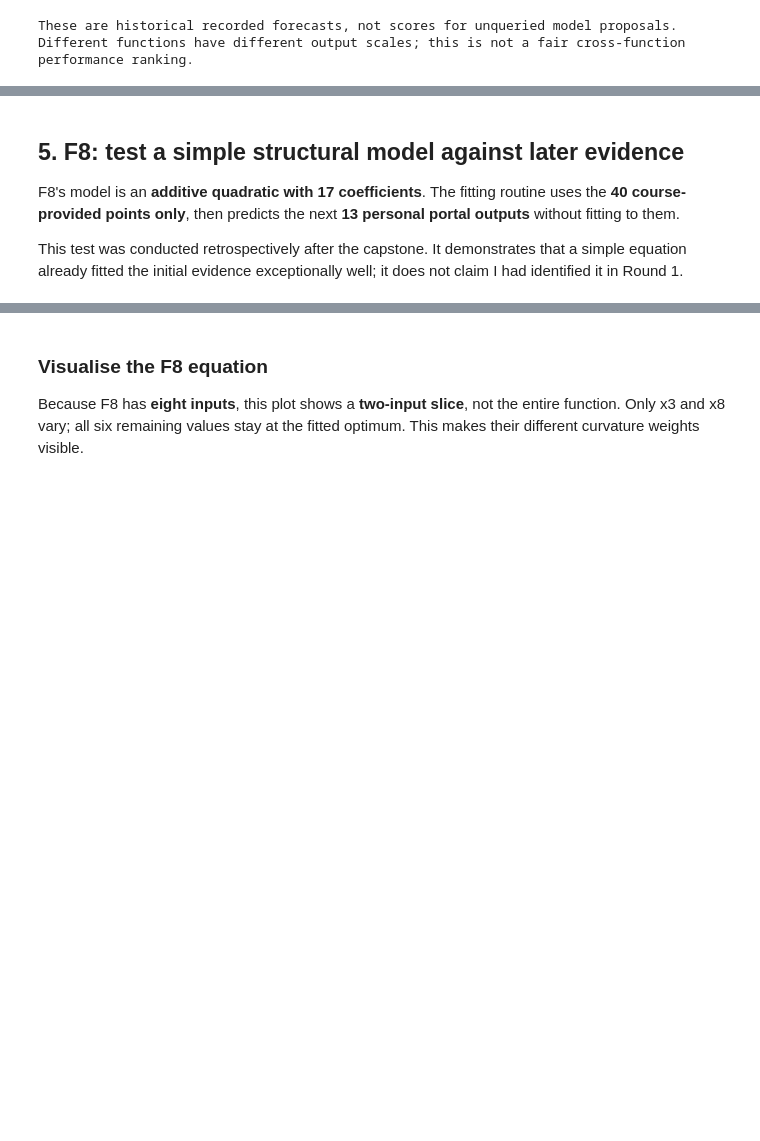
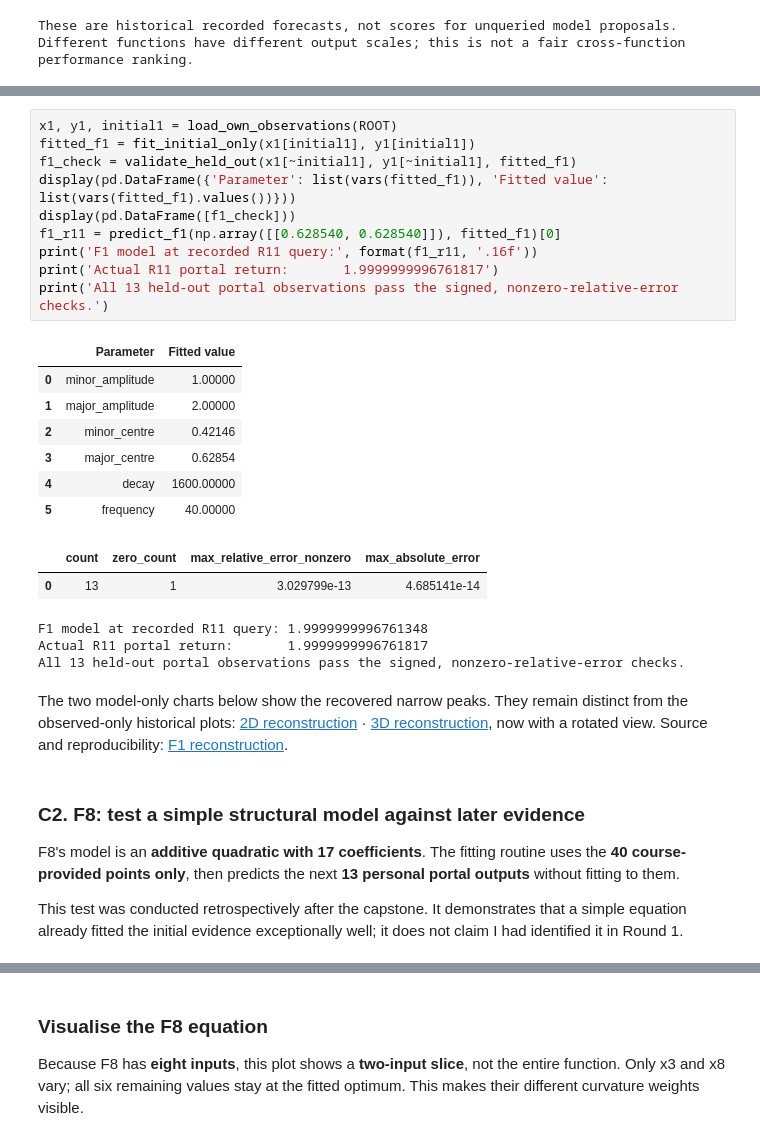
Before and after one commit to tatonsyML/bbo-capstone-imperial-college, a Jupyter notebook: notebooks/Capstone_Final_Walkthrough.ipynb, the cells around one changed output, grey strips where cells are left out. Cells and saved outputs as stored; diff of their text form; blank space fills up the shorter version.

```diff
--- a/notebooks/Capstone_Final_Walkthrough.ipynb
+++ b/notebooks/Capstone_Final_Walkthrough.ipynb
@@ -197,5 +313,30 @@ Different functions have different output scales; this is not a fair cross-funct
+# %%
+x1, y1, initial1 = load_own_observations(ROOT)
+fitted_f1 = fit_initial_only(x1[initial1], y1[initial1])
+f1_check = validate_held_out(x1[~initial1], y1[~initial1], fitted_f1)
+display(pd.DataFrame({'Parameter': list(vars(fitted_f1)), 'Fitted value': list(vars(fitted_f1).values())}))
+display(pd.DataFrame([f1_check]))
+f1_r11 = predict_f1(np.array([[0.628540, 0.628540]]), fitted_f1)[0]
+print('F1 model at recorded R11 query:', format(f1_r11, '.16f'))
+print('Actual R11 portal return:       1.9999999996761817')
+print('All 13 held-out portal observations pass the signed, nonzero-relative-error checks.')
+# %% [output]
+|  | Parameter | Fitted value |
+| 0 | minor_amplitude | 1.00000 |
+| 1 | major_amplitude | 2.00000 |
+| 2 | minor_centre | 0.42146 |
+| 3 | major_centre | 0.62854 |
+| 4 | decay | 1600.00000 |
+| 5 | frequency | 40.00000 |
+|  | count | zero_count | max_relative_error_nonzero | max_absolute_error |
+| 0 | 13 | 1 | 3.029799e-13 | 4.685141e-14 |
+F1 model at recorded R11 query: 1.9999999996761348
+Actual R11 portal return:       1.9999999996761817
+All 13 held-out portal observations pass the signed, nonzero-relative-error checks.
+# %% [markdown]
+The two model-only charts below show the recovered narrow peaks. They remain distinct from the observed-only historical plots: [2D reconstruction](../results/figures/f1_model_2d.svg) · [3D reconstruction](../results/figures/f1_model_3d.svg), now with a rotated view. Source and reproducibility: [F1 reconstruction](../src/bbo/f1_reconstruction.py).
 # %% [markdown]
-## 5. F8: test a simple structural model against later evidence
+### C2. F8: test a simple structural model against later evidence
 
 F8's model is an **additive quadratic with 17 coefficients**. The fitting routine uses the **40 course-provided points only**, then predicts the next **13 personal portal outputs** without fitting to them.
 
```
Also changed, not shown: parts of 20 cells of this notebook, 19 other files.
